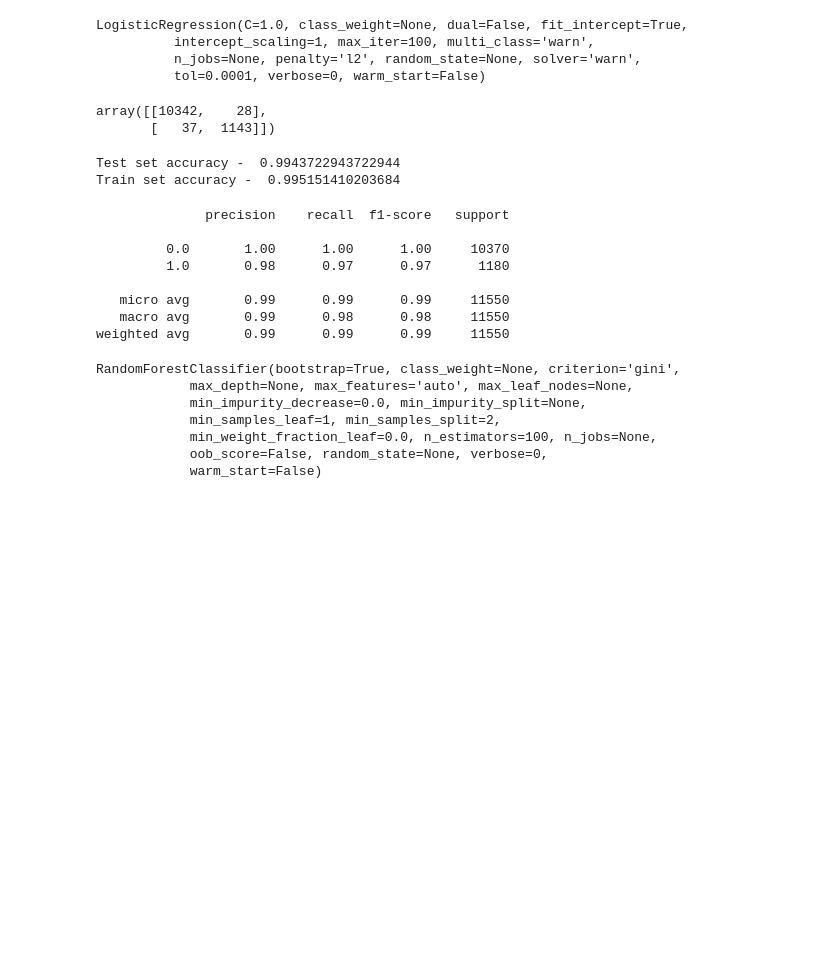
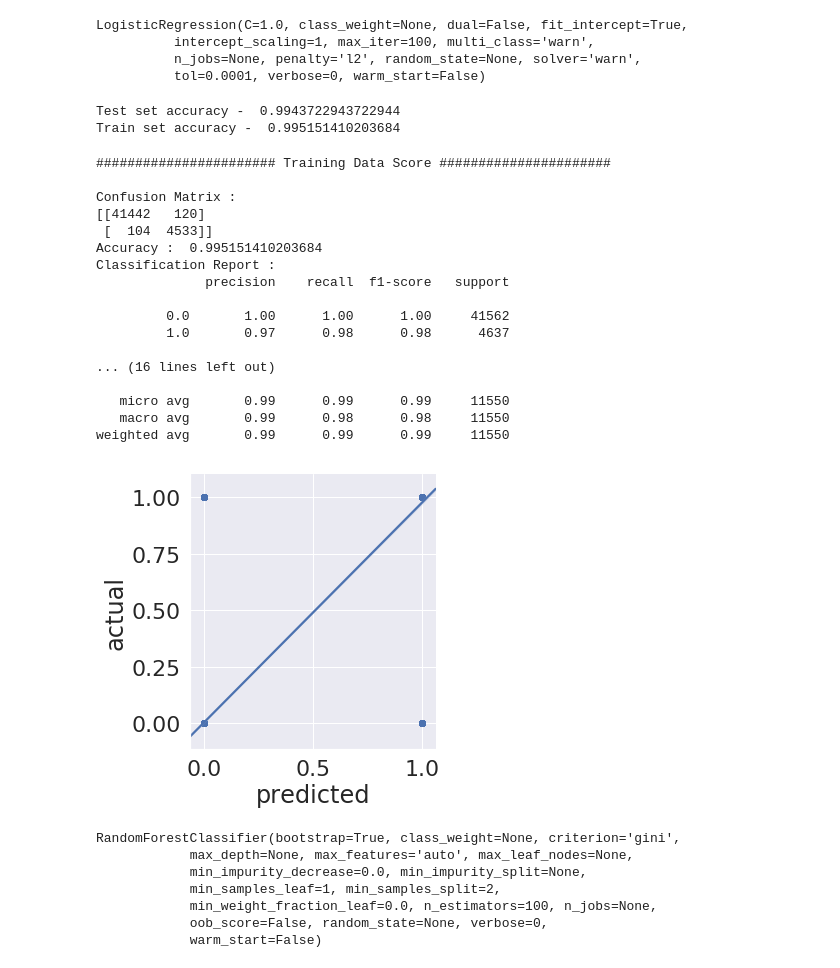
Before and after one commit to datascience-enthusiast/Workers-Compensation-CaseStudy-NLP, a Jupyter notebook: JLT Case Study.ipynb, the cells around one changed output. Drawn from its saved outputs; the diff is of its cells as text; code cells hidden in the pictures; blank space fills up the shorter version.

```diff
--- a/JLT Case Study.ipynb
+++ b/JLT Case Study.ipynb
@@ -693,6 +693,37 @@ missing_val
 full_df_with_count_vect = full_df_with_count_vect.drop(['Diff_Days_Report_Closed', 'Diff_Days_Loss_Closed'],axis = 1)
 # %%
 full_df_with_count_vect['mean_word_len'] = full_df_with_count_vect['mean_word_len'].fillna(full_df_with_count_vect['mean_word_len'].mean())
+# %%
+########################## Evaluation Metrics ##########################3
+
+
+def scores(y, y_):
+    print("Confusion Matrix : ",end='\n')
+    print(metrics.confusion_matrix(y, y_))
+
+    print('Accuracy : ', metrics.accuracy_score(y, y_), end='\n')
+
+    print('Classification Report : ', end='\n')
+    print(metrics.classification_report(y, y_))
+
+def test_scores(model):
+    print('####################### Training Data Score ######################')
+    print()
+    #Predicting result on Training data
+    y_pred = model.predict(X_train)
+    scores(y_train,y_pred)
+    print()
+    print('####################### Testing Data Score ######################')
+    print()
+    # Evaluating on Test Set
+    y_pred = model.predict(X_test)
+    scores(y_test,y_pred)
+
+    #Comparison Dataframe
+    model_eval = pd.DataFrame({'predicted':y_pred, 'actual': y_test})
+
+    #Scatter plot of Actual vs Predicted
+    ax = sns.lmplot(x="predicted", y="actual", data=model_eval)
 # %%
 ########## Model for HighCost #############
 ######################## Model Building #####################
@@ -716,31 +747,33 @@ LogisticRegression(C=1.0, class_weight=None, dual=False, fit_intercept=True,
 # %%
 # Do Prediction
 y_pred = LogReg.predict(X_test)
-# %%
-# Confusion Matrix
-from sklearn import metrics
-metrics.confusion_matrix(y_test, y_pred)
-# %% [output]
-array([[10342,    28],
-       [   37,  1143]])
 # %%
 print("Test set accuracy - ", metrics.accuracy_score(y_test, y_pred))
 print("Train set accuracy - ", metrics.accuracy_score(y_train, LogReg.predict(X_train)))
 # %% [output]
 Test set accuracy -  0.9943722943722944
 Train set accuracy -  0.995151410203684
-# %%
-# Classification Report
-print(metrics.classification_report(y_test, y_pred))
-# %% [output]
-              precision    recall  f1-score   support
-
-         0.0       1.00      1.00      1.00     10370
-         1.0       0.98      0.97      0.97      1180
-
-   micro avg       0.99      0.99      0.99     11550
-   macro avg       0.99      0.98      0.98     11550
-weighted avg       0.99      0.99      0.99     11550
+# %%
+test_scores(LogReg)
+# %% [output]
+####################### Training Data Score ######################
+
+Confusion Matrix :
+[[41442   120]
+ [  104  4533]]
+Accuracy :  0.995151410203684
+Classification Report :
+              precision    recall  f1-score   support
+
+         0.0       1.00      1.00      1.00     41562
+         1.0       0.97      0.98      0.98      4637
+
+... (16 lines left out)
+
+   micro avg       0.99      0.99      0.99     11550
+   macro avg       0.99      0.98      0.98     11550
+weighted avg       0.99      0.99      0.99     11550
+[figure, added]
 # %%
 # Apply RandomForest Classifier Algo
 from sklearn.ensemble import RandomForestClassifier
```
Also changed, not shown: parts of 14 cells of this notebook, 2 other files.
